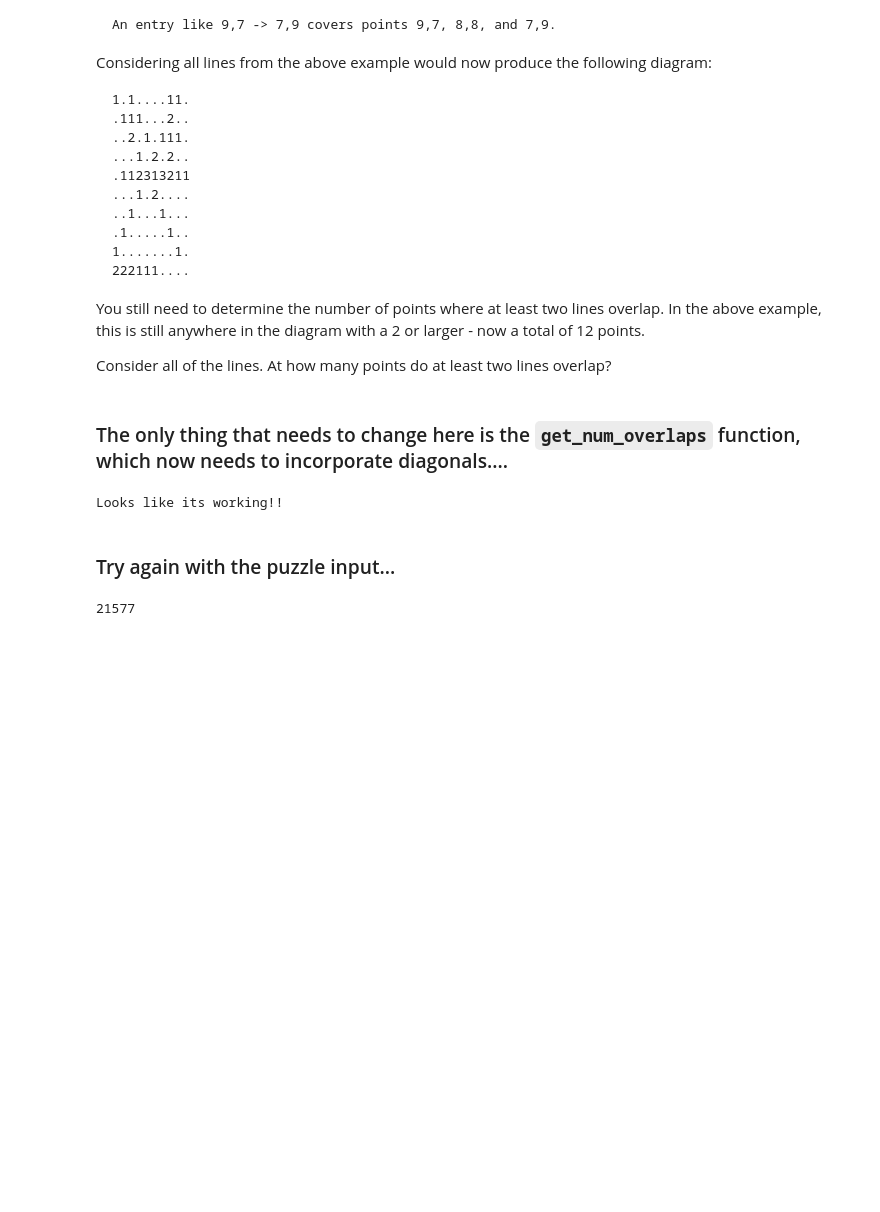
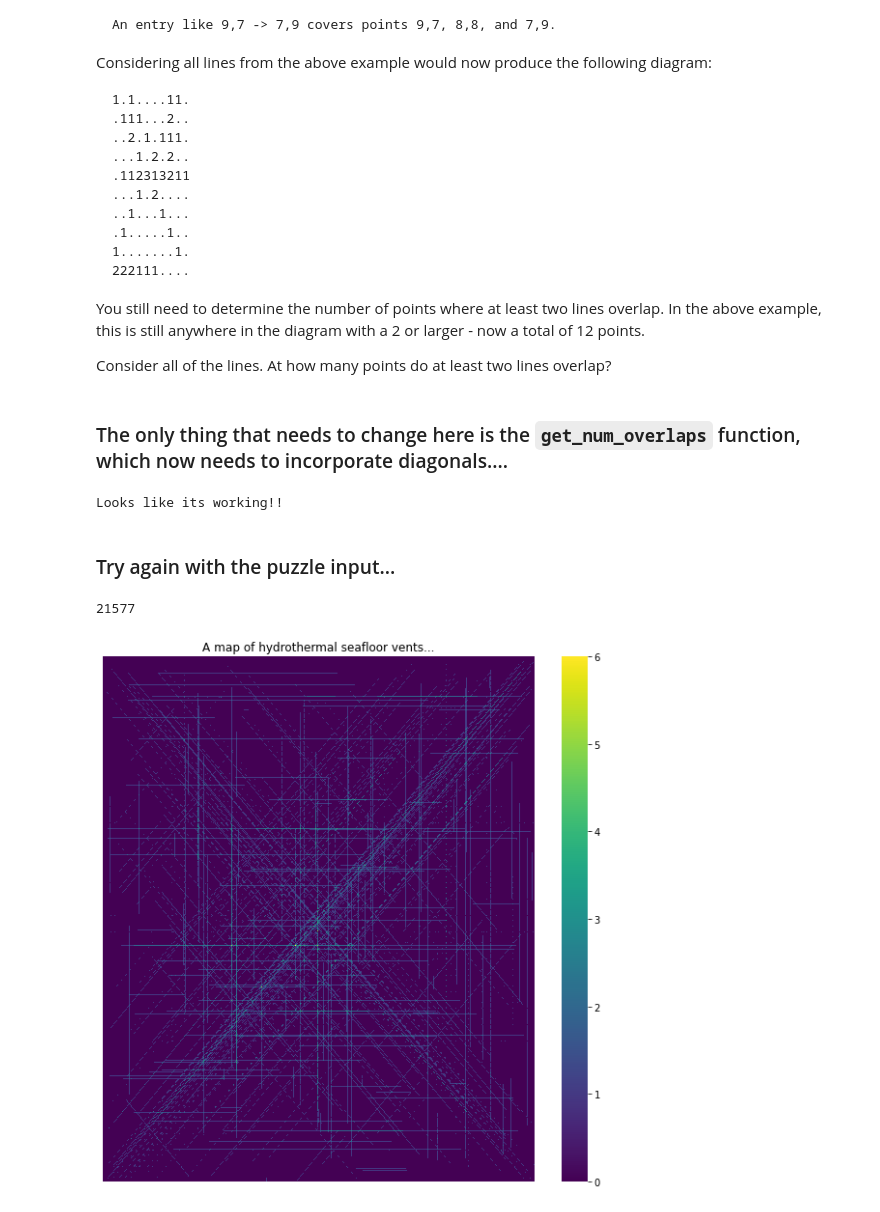
Before and after one commit to mr-devs/advent_of_code_2021, a Jupyter notebook: notebooks/05_hydrothermal_venture.ipynb, the cells around one changed output. Cells and saved outputs as stored; diff of their text form; code cells hidden in the pictures; blank space fills up the shorter version.

Commit message:
added hydrothermal vents figure

```diff
--- a/notebooks/05_hydrothermal_venture.ipynb
+++ b/notebooks/05_hydrothermal_venture.ipynb
@@ -212,7 +212,7 @@ def get_num_overlaps_w_diag(clean_inputs, matrix):
                 matrix[x, y] += 1
 
     xs,_ = np.where(matrix > 1)
-    return len(xs)
+    return matrix, len(xs)
 # %%
 known_answer = 12
 
@@ -231,6 +231,7 @@ Looks like its working!!
 # %%
 clean_inputs = get_coordinates(puzzle_input)
 matrix = get_matrix_board(clean_inputs)
-get_num_overlaps_w_diag(clean_inputs, matrix)
+mat, answer = get_num_overlaps_w_diag(clean_inputs, matrix)
+print(answer)
 # %% [output]
 21577
@@ -236,0 +243,10 @@ get_num_overlaps_w_diag(clean_inputs, matrix)
+# %%
+plt.figure(figsize=(10,10))
+plt.title("A map of hydrothermal seafloor vents...")
+
+sns.heatmap(mat, cmap="viridis")
+
+_ = plt.xticks([])
+_ = plt.yticks([])
+# %% [output]
+[figure, added]
```
Also changed, not shown: parts of 3 cells of this notebook.
